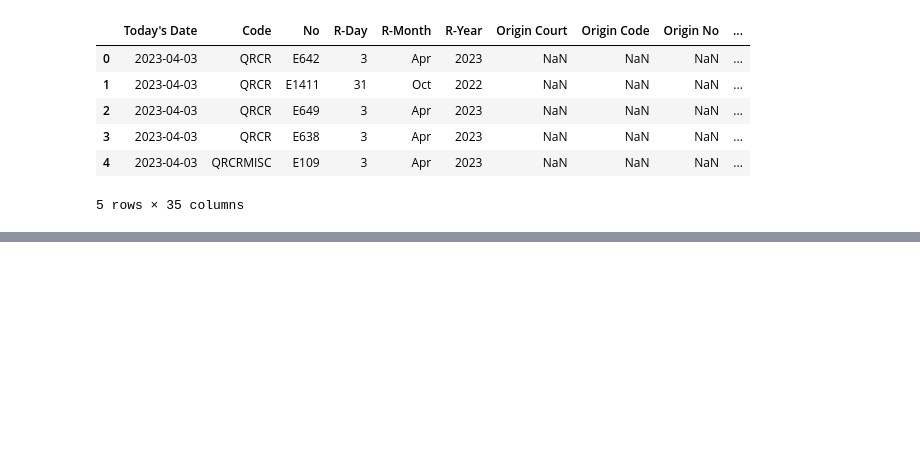
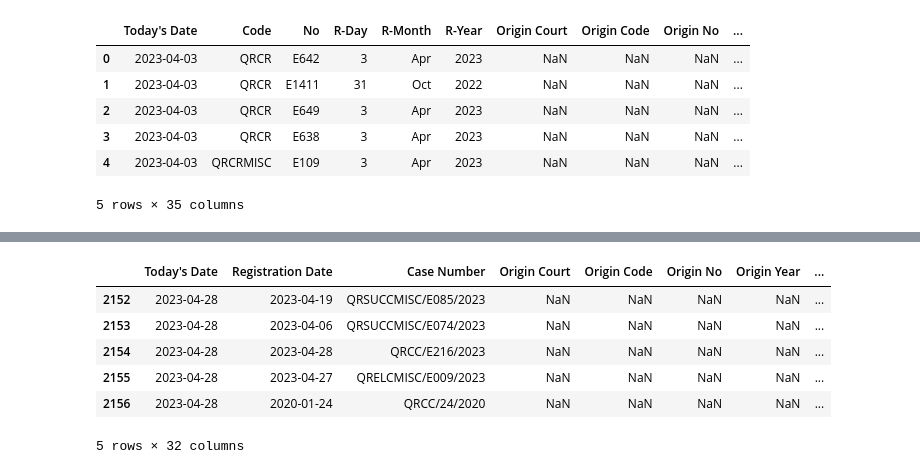
Before and after one commit to kocheli/Data-Analysis, a Jupyter notebook: martin.ipynb, the cells around one changed output, grey strips where cells are left out. Drawn from its saved outputs; the diff is of its cells as text; code cells hidden in the pictures; blank space fills up the shorter version.

```diff
--- a/martin.ipynb
+++ b/martin.ipynb
@@ -130,0 +168,10 @@ sample_data.head()
+# %%
+sample_data.tail()
+# %% [output]
+|  | Today's Date | Registration Date | Case Number | Origin Court | Origin Code | Origin No | Origin Year | ... |
+| 2152 | 2023-04-28 | 2023-04-19 | QRSUCCMISC/E085/2023 | NaN | NaN | NaN | NaN | ... |
+| 2153 | 2023-04-28 | 2023-04-06 | QRSUCCMISC/E074/2023 | NaN | NaN | NaN | NaN | ... |
+| 2154 | 2023-04-28 | 2023-04-28 | QRCC/E216/2023 | NaN | NaN | NaN | NaN | ... |
+| 2155 | 2023-04-28 | 2023-04-27 | QRELCMISC/E009/2023 | NaN | NaN | NaN | NaN | ... |
+| 2156 | 2023-04-28 | 2020-01-24 | QRCC/24/2020 | NaN | NaN | NaN | NaN | ... |
+5 rows × 32 columns
```
Also changed, not shown: parts of 30 cells of this notebook.
